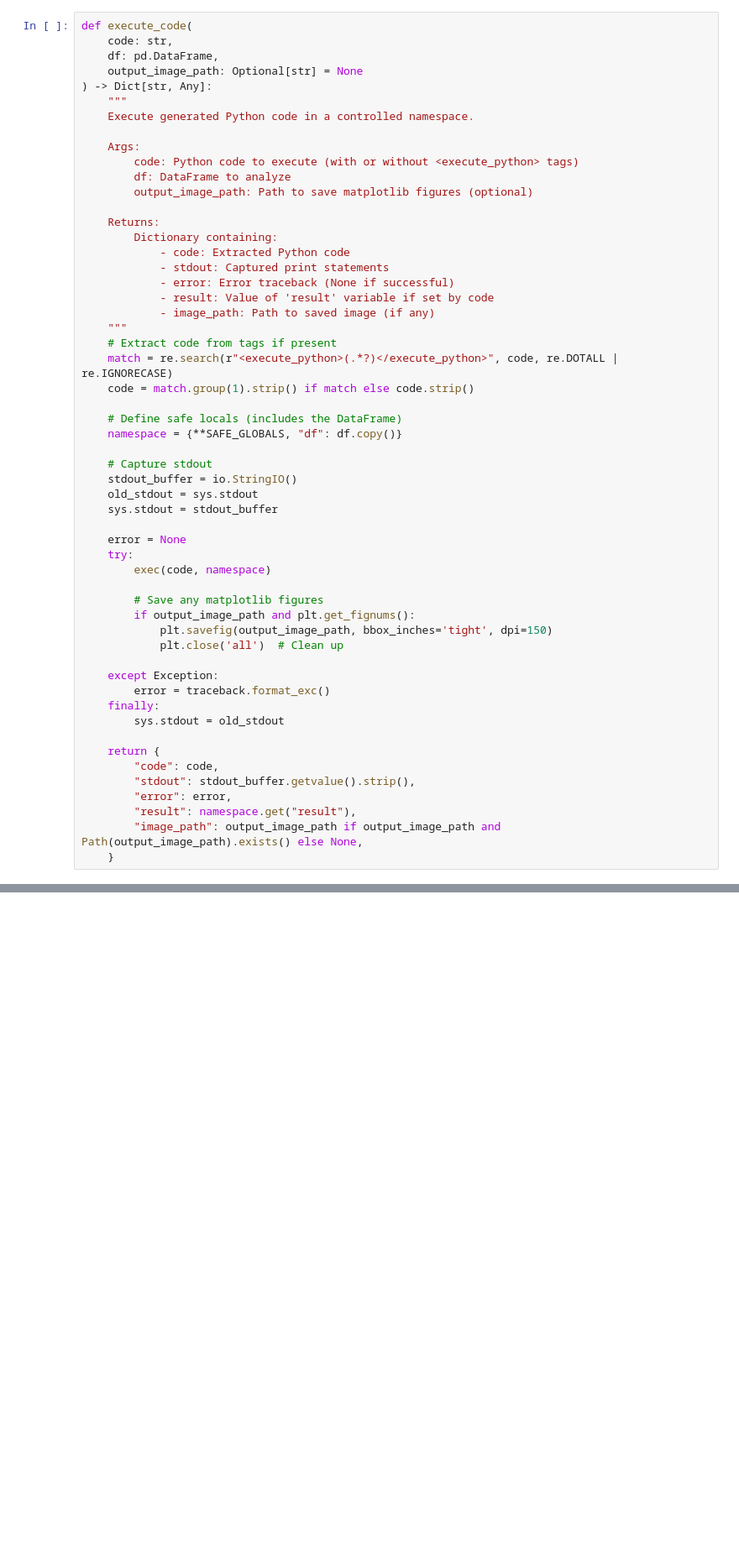
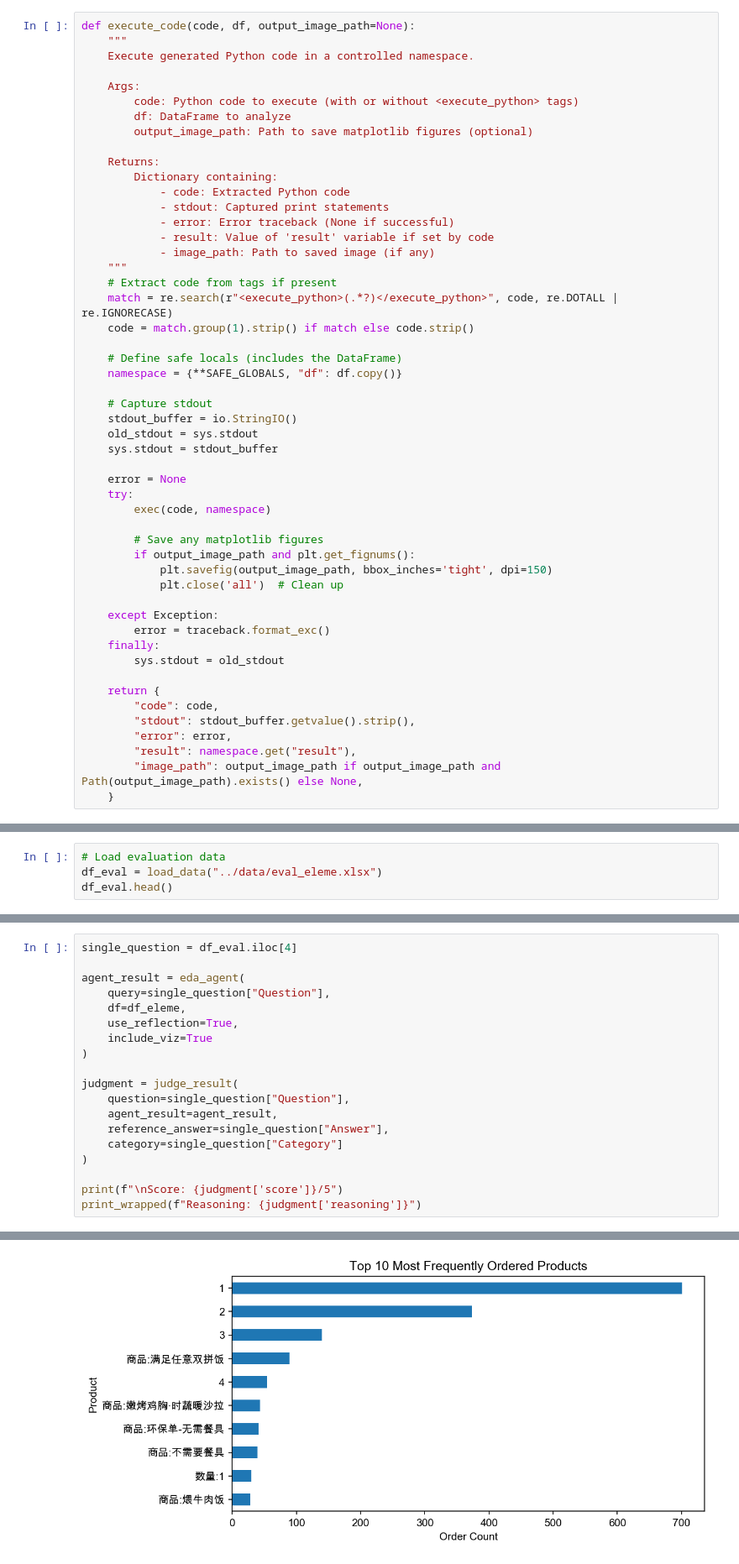
Before and after one commit to tylerxiety/edaagent, a Jupyter notebook: eda-mvp/eda-agent.ipynb, the cells around one changed output, grey strips where cells are left out. Shown at 84% size. Cells and saved outputs as stored; diff of their text form; blank space fills up the shorter version.

Commit message:
miminal: add simple eval pipeline

```diff
--- a/eda-mvp/eda-agent.ipynb
+++ b/eda-mvp/eda-agent.ipynb
@@ -324,11 +198,7 @@ Generate Python code to analyze this request."""
 
     return response
 # %%
-def execute_code(
-    code: str,
-    df: pd.DataFrame,
-    output_image_path: Optional[str] = None
-) -> Dict[str, Any]:
+def execute_code(code, df, output_image_path=None):
     """
     Execute generated Python code in a controlled namespace.
 
@@ -796,0 +947,4 @@ result1 = eda_agent(
+# %%
+# Load evaluation data
+df_eval = load_data("../data/eval_eleme.xlsx")
+df_eval.head()
@@ -796,0 +959,20 @@ result1 = eda_agent(
+# %%
+single_question = df_eval.iloc[4]
+
+agent_result = eda_agent(
+    query=single_question["Question"],
+    df=df_eleme,
+    use_reflection=True,
+    include_viz=True
+)
+
+judgment = judge_result(
+    question=single_question["Question"],
+    agent_result=agent_result,
+    reference_answer=single_question["Answer"],
+    category=single_question["Category"]
+)
+
+print(f"\nScore: {judgment['score']}/5")
+print_wrapped(f"Reasoning: {judgment['reasoning']}")
+# %% [output]
@@ -796,0 +996 @@ result1 = eda_agent(
+[figure, added]
```
Also changed, not shown: parts of 35 cells of this notebook, 5 other files.
